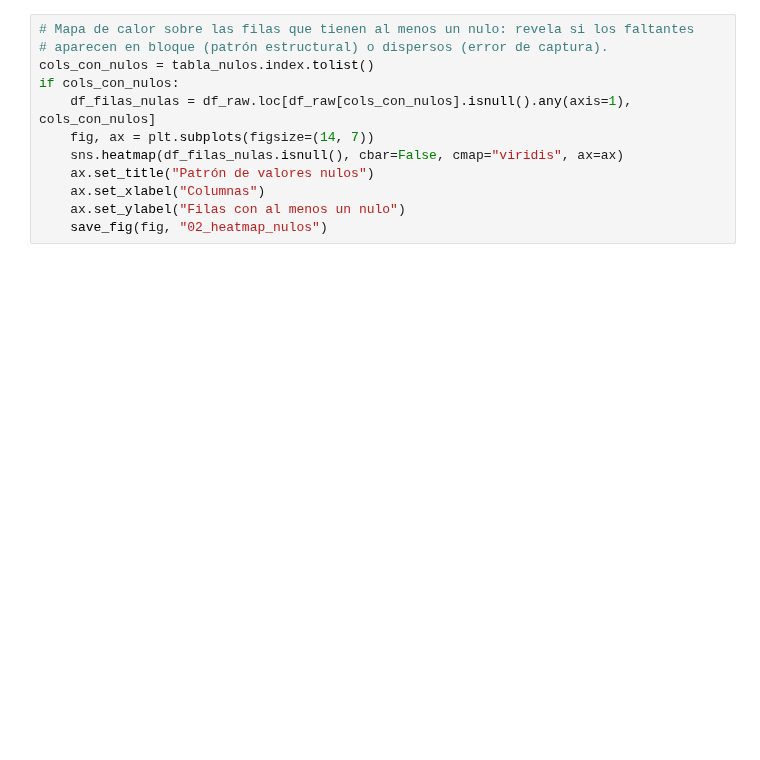
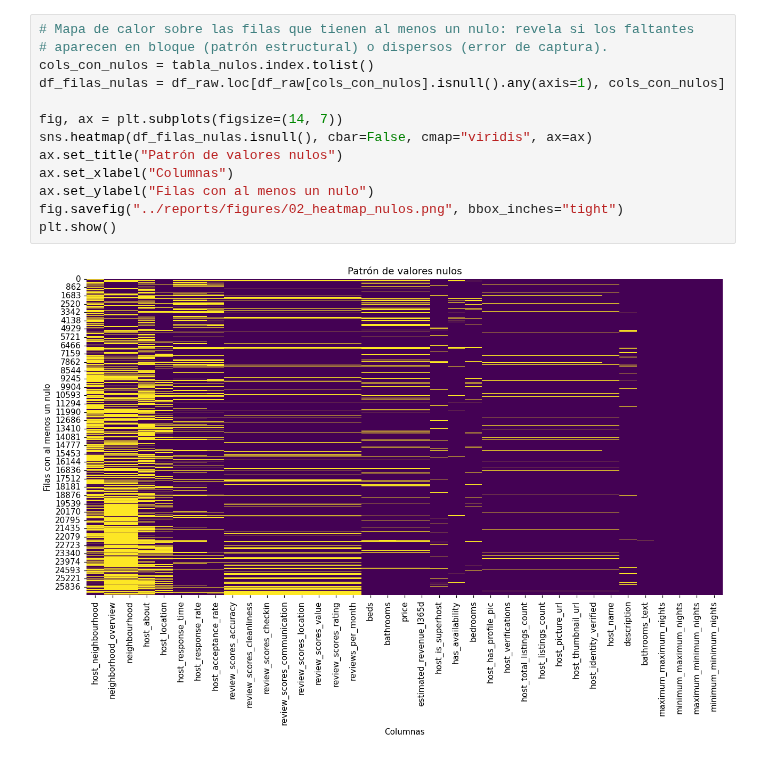
Before and after one commit to JuanJoseHQ/proyecto_final_analisis_datos, a Jupyter notebook: notebook/listings_clean.ipynb, the cells around one changed output. Saved outputs shown, nothing was run; the diff lists cells and outputs as text; blank space fills up the shorter version.

```diff
--- a/notebook/listings_clean.ipynb
+++ b/notebook/listings_clean.ipynb
@@ -164,15 +192,18 @@ if not tabla_nulos.empty:
 # %%
 # Mapa de calor sobre las filas que tienen al menos un nulo: revela si los faltantes
 # aparecen en bloque (patrón estructural) o dispersos (error de captura).
 cols_con_nulos = tabla_nulos.index.tolist()
-if cols_con_nulos:
-    df_filas_nulas = df_raw.loc[df_raw[cols_con_nulos].isnull().any(axis=1), cols_con_nulos]
-    fig, ax = plt.subplots(figsize=(14, 7))
-    sns.heatmap(df_filas_nulas.isnull(), cbar=False, cmap="viridis", ax=ax)
-    ax.set_title("Patrón de valores nulos")
-    ax.set_xlabel("Columnas")
-    ax.set_ylabel("Filas con al menos un nulo")
-    save_fig(fig, "02_heatmap_nulos")
+df_filas_nulas = df_raw.loc[df_raw[cols_con_nulos].isnull().any(axis=1), cols_con_nulos]
+
+fig, ax = plt.subplots(figsize=(14, 7))
+sns.heatmap(df_filas_nulas.isnull(), cbar=False, cmap="viridis", ax=ax)
+ax.set_title("Patrón de valores nulos")
+ax.set_xlabel("Columnas")
+ax.set_ylabel("Filas con al menos un nulo")
+fig.savefig("../reports/figures/02_heatmap_nulos.png", bbox_inches="tight")
+plt.show()
+# %% [output]
+[figure, added]
 # %%
 # Verificación del patrón: los nulos de reviews deberían concentrarse en listings sin reviews.
 sin_reviews = df_raw["number_of_reviews"] == 0
```
Also changed, not shown: parts of 62 cells of this notebook, 6 other files.
